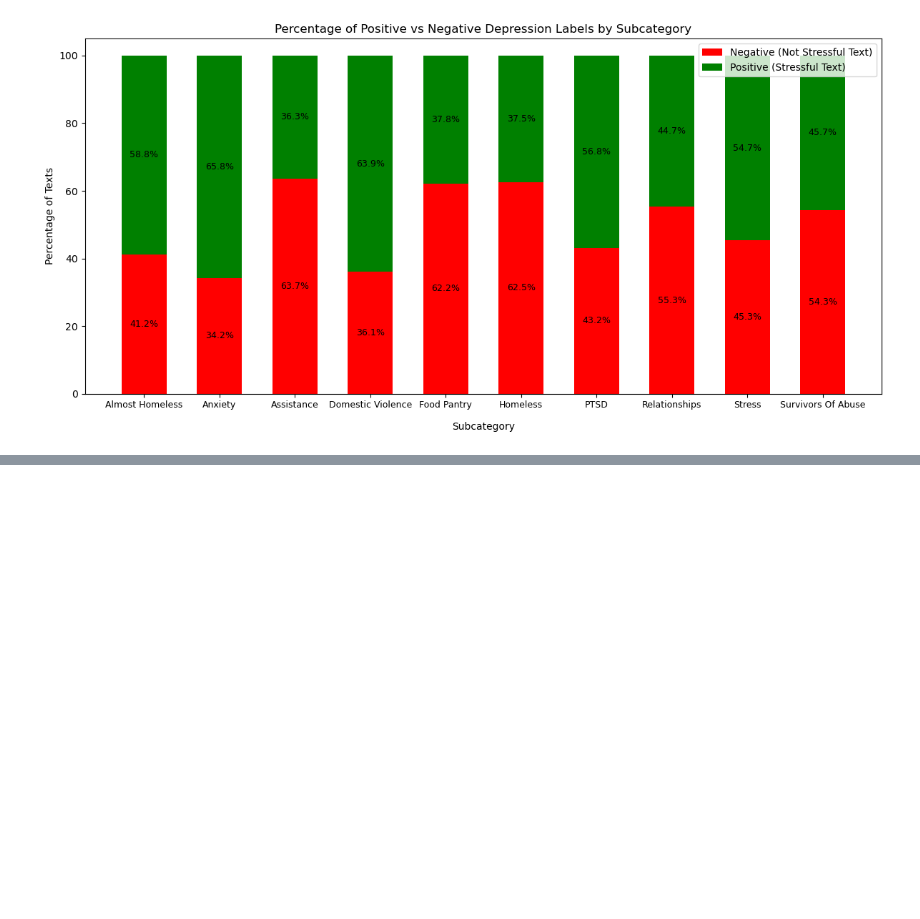
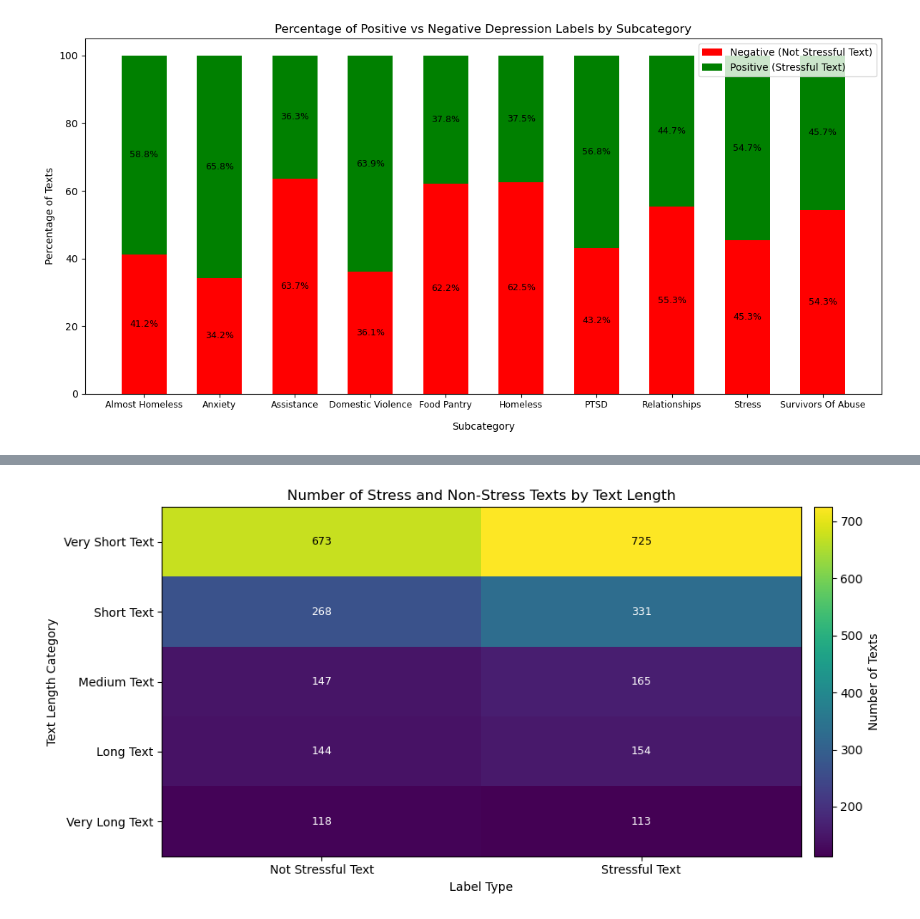
Before and after one commit to tadamaen/DSA4262, a Jupyter notebook: DSA4262 Individual Assignment 2/DSA4262 Individual Assignment 2.ipynb, the cells around one changed output, grey strips where cells are left out. Saved outputs shown, nothing was run; the diff lists cells and outputs as text; code cells hidden in the pictures; blank space fills up the shorter version.

Commit message:
Round 2 - Added Visualizations 2, 3 and 4

```diff
--- a/DSA4262 Individual Assignment 2/DSA4262 Individual Assignment 2.ipynb
+++ b/DSA4262 Individual Assignment 2/DSA4262 Individual Assignment 2.ipynb
@@ -661,0 +674,41 @@ plt.show()
+# %%
+# Step 1: Plotting Number Of Positive And Negative Texts By Text Length
+
+# Create count-based contingency table
+heatmap_counts = pd.crosstab(dreaddit_train["Text Length"], dreaddit_train["Label"])
+
+# Rename columns for clarity
+heatmap_counts.columns = ["Negative (0)", "Positive (1)"]
+
+# Ensure logical ordering of text length categories
+ordered_lengths = ["Very Short Text", "Short Text", "Medium Text", "Long Text", "Very Long Text"]
+heatmap_counts = heatmap_counts.loc[ordered_lengths]
+# %%
+# Plot heatmap (number-based)
+fig, ax = plt.subplots(figsize=(10, 5))
+im = ax.imshow(heatmap_counts.values, cmap="viridis", aspect="auto")
+
+# Axis labels and ticks
+ax.set_xticks(np.arange(len(heatmap_counts.columns)))
+ax.set_yticks(np.arange(len(heatmap_counts.index)))
+ax.set_xticklabels(["Not Stressful Text", "Stressful Text"])
+ax.set_yticklabels(heatmap_counts.index)
+
+ax.set_xlabel("Label Type")
+ax.set_ylabel("Text Length Category")
+ax.set_title("Number of Stress and Non-Stress Texts by Text Length")
+
+# Add value annotations with color threshold
+threshold = 500
+for i in range(len(heatmap_counts.index)):
+    for j in range(len(heatmap_counts.columns)):
+        value = heatmap_counts.iloc[i, j]
+        text_color = "black" if value >= threshold else "white"
+        ax.text(j, i, value, ha="center", va="center", color=text_color, fontsize=9)
+
+cbar = plt.colorbar(im, ax=ax, fraction=0.035, pad=0.02)
+cbar.set_label("Number of Texts")
+plt.tight_layout()
+plt.show()
+# %% [output]
+[figure, added]
```
Also changed, not shown: parts of 23 cells of this notebook.
